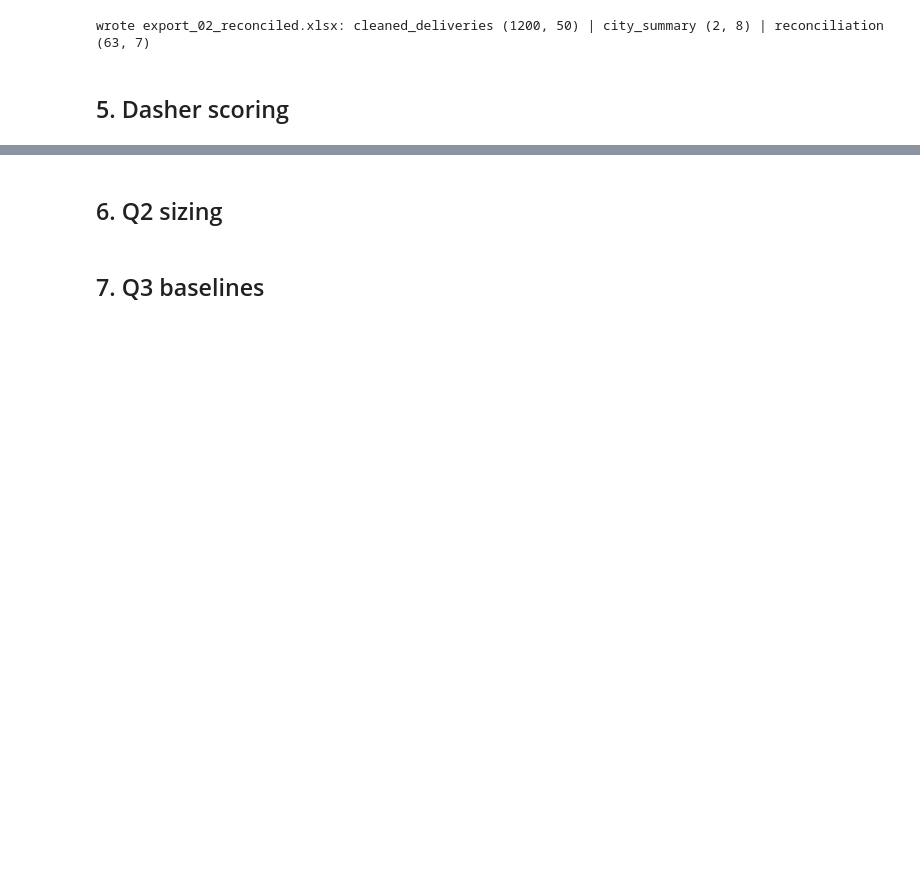
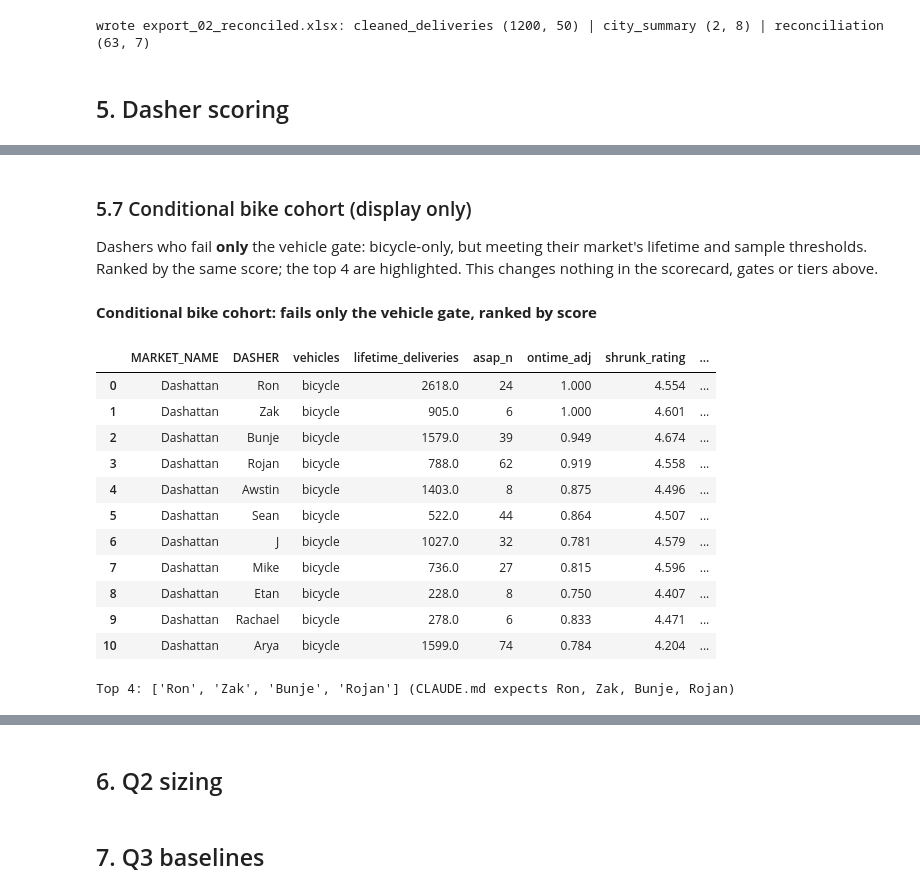
Before and after one commit to navya2392/widget-dasher-review, a Jupyter notebook: analysis.ipynb, the cells around one changed output, grey strips where cells are left out. Saved outputs shown, nothing was run; the diff lists cells and outputs as text; code cells hidden in the pictures; blank space fills up the shorter version.

```diff
--- a/analysis.ipynb
+++ b/analysis.ipynb
@@ -1104,0 +1457,31 @@ wrote export_02_reconciled.xlsx: cleaned_deliveries (1200, 50) | city_summary (2
+# %% [markdown]
+### 5.7 Conditional bike cohort (display only)
+Dashers who fail **only** the vehicle gate: bicycle-only, but meeting their market's lifetime and sample thresholds.
+Ranked by the same score; the top 4 are highlighted. This changes nothing in the scorecard, gates or tiers above.
+# %%
+mk = scorecard["MARKET_NAME"]
+bike_cohort = scorecard[
+    ~scorecard["widget_capable"]
+    & (scorecard["lifetime_deliveries"] >= mk.map(GATE_LIFETIME_MIN))
+    & (scorecard["asap_n"].fillna(0) >= mk.map(GATE_ASAP_MIN))
+].sort_values("selection_score", ascending=False).reset_index(drop=True)
+bike_cohort["top_4"] = bike_cohort.index < 4
+show("Conditional bike cohort: fails only the vehicle gate, ranked by score",
+     bike_cohort[["MARKET_NAME", "DASHER", "vehicles", "lifetime_deliveries", "asap_n", "ontime_adj", "shrunk_rating",
+                  "severe_late_rate", "arrival_logged", "selection_score", "fraud_review", "top_4"]].round(3))
+print("Top 4:", bike_cohort.loc[bike_cohort["top_4"], "DASHER"].tolist(), "(CLAUDE.md expects Ron, Zak, Bunje, Rojan)")
+# %% [output]
+**Conditional bike cohort: fails only the vehicle gate, ranked by score**
+|  | MARKET_NAME | DASHER | vehicles | lifetime_deliveries | asap_n | ontime_adj | shrunk_rating | ... |
+| 0 | Dashattan | Ron | bicycle | 2618.0 | 24 | 1.000 | 4.554 | ... |
+| 1 | Dashattan | Zak | bicycle | 905.0 | 6 | 1.000 | 4.601 | ... |
+| 2 | Dashattan | Bunje | bicycle | 1579.0 | 39 | 0.949 | 4.674 | ... |
+| 3 | Dashattan | Rojan | bicycle | 788.0 | 62 | 0.919 | 4.558 | ... |
+| 4 | Dashattan | Awstin | bicycle | 1403.0 | 8 | 0.875 | 4.496 | ... |
+| 5 | Dashattan | Sean | bicycle | 522.0 | 44 | 0.864 | 4.507 | ... |
+| 6 | Dashattan | J | bicycle | 1027.0 | 32 | 0.781 | 4.579 | ... |
+| 7 | Dashattan | Mike | bicycle | 736.0 | 27 | 0.815 | 4.596 | ... |
+| 8 | Dashattan | Etan | bicycle | 228.0 | 8 | 0.750 | 4.407 | ... |
+| 9 | Dashattan | Rachael | bicycle | 278.0 | 6 | 0.833 | 4.471 | ... |
+| 10 | Dashattan | Arya | bicycle | 1599.0 | 74 | 0.784 | 4.204 | ... |
+Top 4: ['Ron', 'Zak', 'Bunje', 'Rojan'] (CLAUDE.md expects Ron, Zak, Bunje, Rojan)
```
Also changed, not shown: parts of 17 cells of this notebook.
